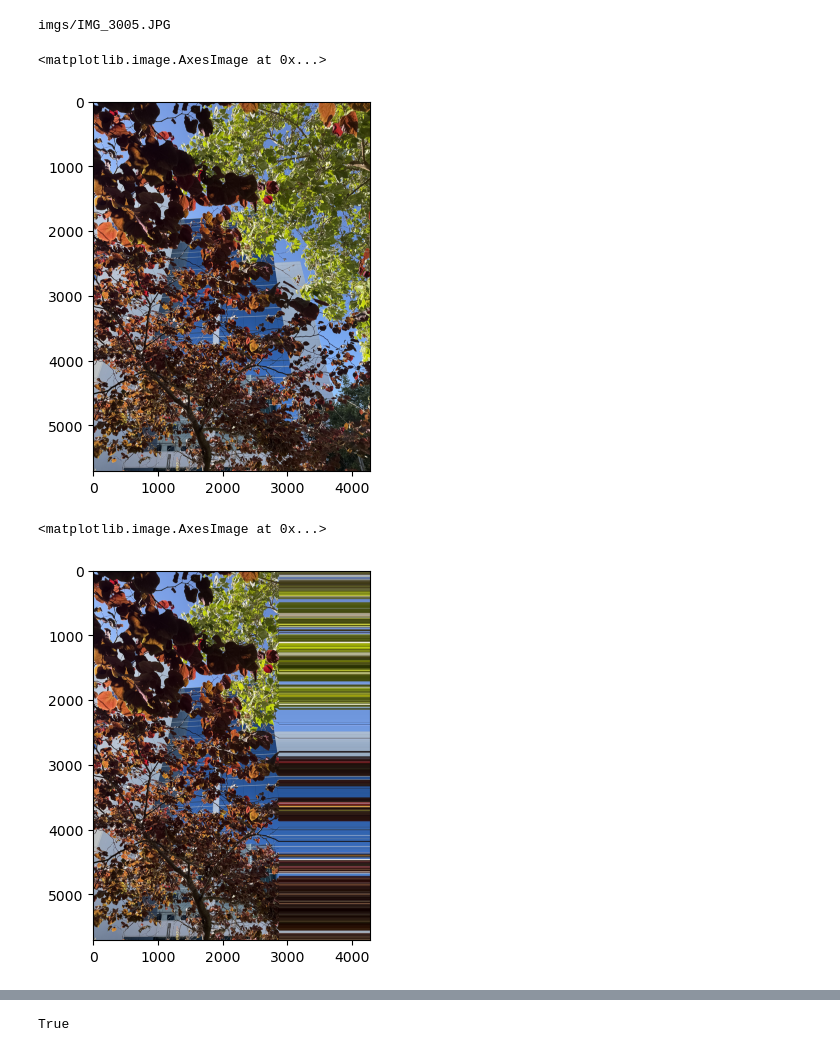
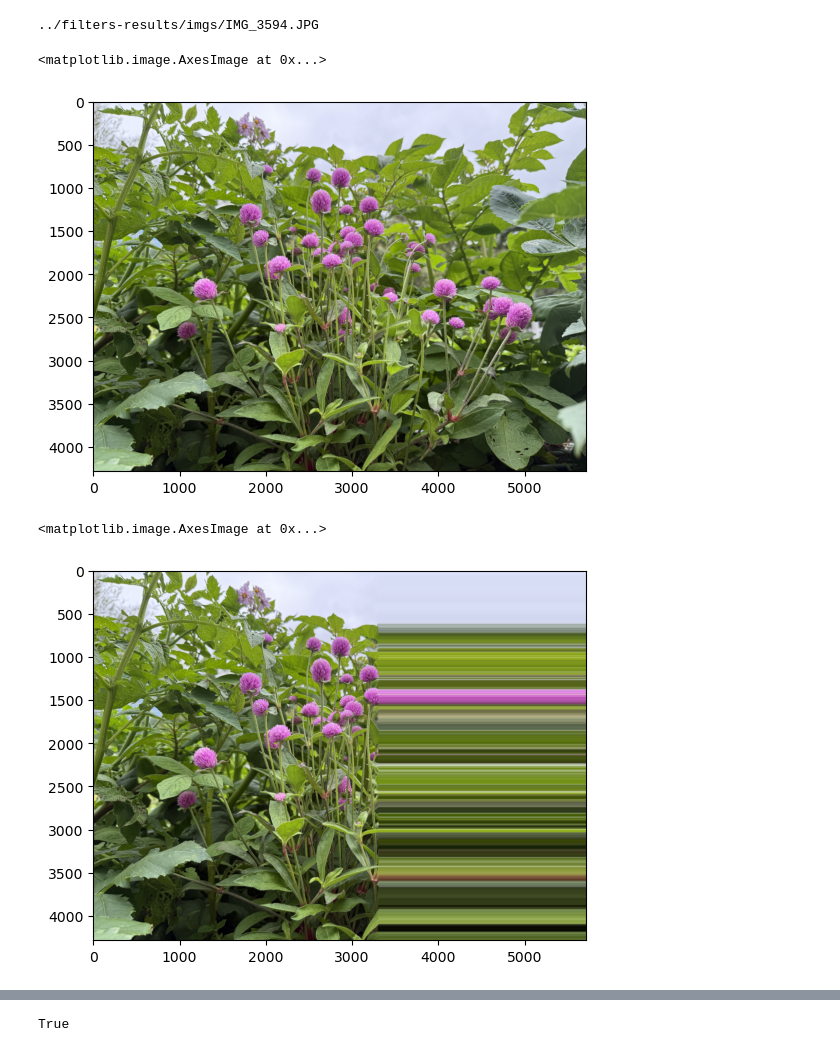
Before and after one commit to elivasquezhdz/image-filters, a Jupyter notebook: horizontal_fill.ipynb, the cells around one changed output, grey strips where cells are left out. Saved outputs shown, nothing was run; the diff lists cells and outputs as text; code cells hidden in the pictures.

Commit message:
more filters

```diff
--- a/horizontal_fill.ipynb
+++ b/horizontal_fill.ipynb
@@ -61,21 +61,21 @@ IMG_3005.JPG
 # %%
 #imgs_folder = "imgs_plants"
-imgs_folder = "imgs"
-f = "IMG_3005.JPG"
+imgs_folder = "../filters-results/imgs"
+f = "IMG_3594.JPG"
 i = os.path.join(imgs_folder,f)
 print(i)
 img = cv2.imread(i)
 img_rgb = cv2.cvtColor(img,cv2.COLOR_BGR2RGB)
 plt.imshow(img_rgb)
 # %% [output]
-imgs/IMG_3005.JPG
+../filters-results/imgs/IMG_3594.JPG
 <matplotlib.image.AxesImage at 0x...>
-[figure, old version]
+[figure, new version]
 # %%
 
-hf = fill_with_edge_color(i,.33,'right')
+hf = fill_with_edge_color(i,.42,'right')
 hf_rgb = cv2.cvtColor(hf,cv2.COLOR_BGR2RGB)
 plt.imshow(hf_rgb)
 # %% [output]
 <matplotlib.image.AxesImage at 0x...>
-[figure, old version]
+[figure, new version]
```
Also changed, not shown: parts of 9 cells of this notebook, 27 other files.
